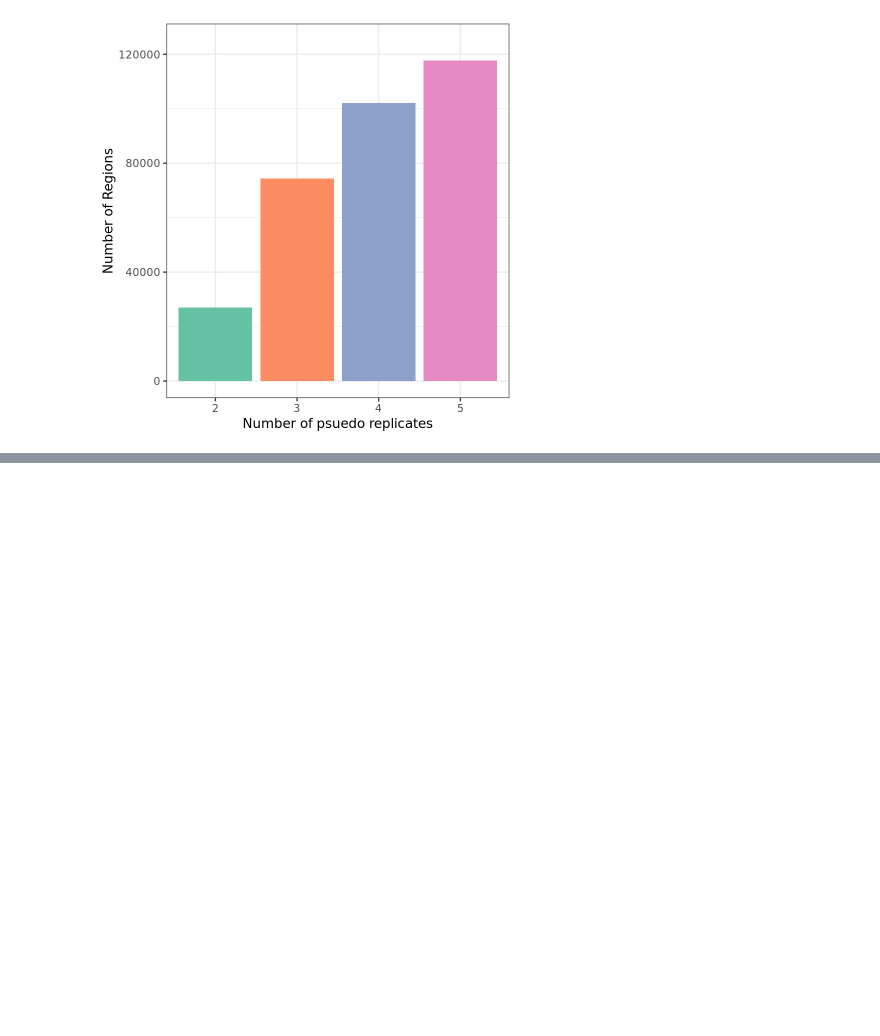
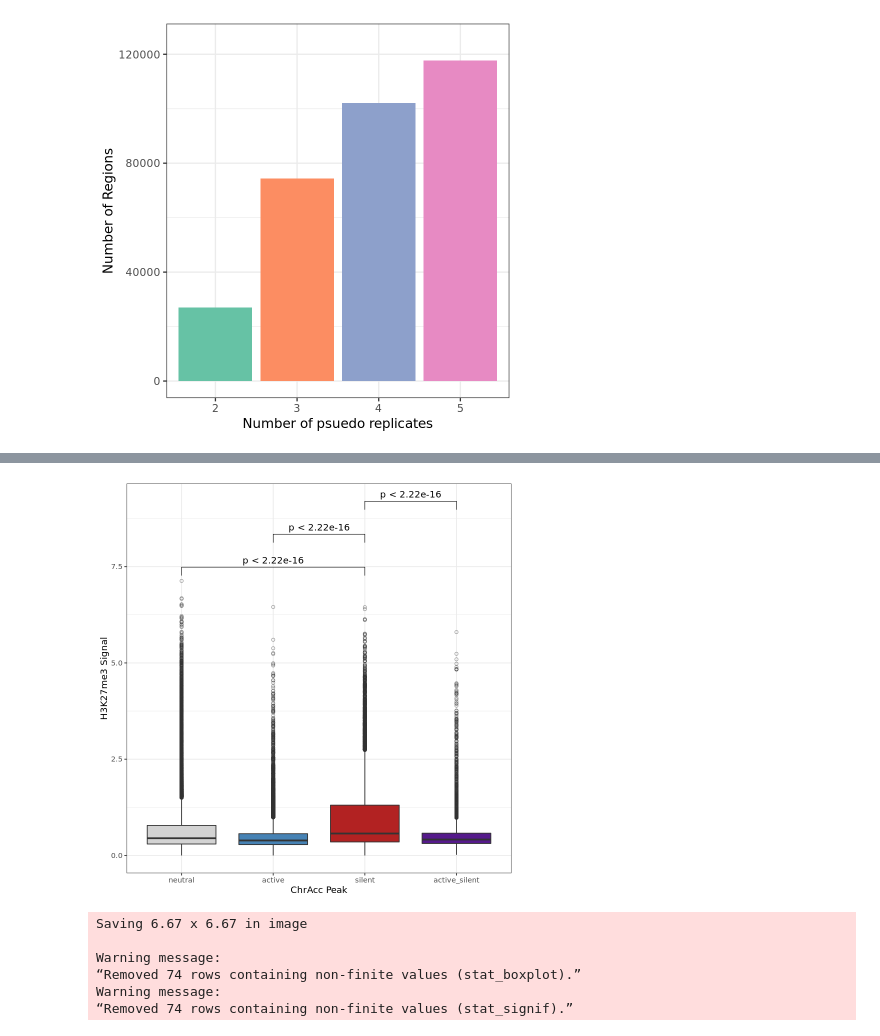
Before and after one commit to HodgesGenomicsLab/ATAC-STARR-seq, a Jupyter notebook: 6_supplementary_analysis/Supplementary_Analysis.ipynb, the cells around one changed output, grey strips where cells are left out. Drawn from its saved outputs; the diff is of its cells as text; code cells hidden in the pictures; blank space fills up the shorter version.

```diff
--- a/6_supplementary_analysis/Supplementary_Analysis.ipynb
+++ b/6_supplementary_analysis/Supplementary_Analysis.ipynb
@@ -1302,0 +1370,19 @@ ggsave("/data/hodges_lab/ATAC-STARR_B-cells/results/psuedo_reps/bar_plot.pdf", p
+# %%
+# r kernel
+library(tidyverse)
+
+active_silent <- read_tsv("/data/hodges_lab/ATAC-STARR_B-cells/results/AS-region_ENCODE-signal-heatmaps/H3K27_active+silent.tsv") %>%
+    mutate(type = "active_silent")
+
+active <- read_tsv("/data/hodges_lab/ATAC-STARR_B-cells/results/AS-region_ENCODE-signal-heatmaps/H3K27_active.tsv") %>%
+    mutate(type = "active")
+
+silent <- read_tsv("/data/hodges_lab/ATAC-STARR_B-cells/results/AS-region_ENCODE-signal-heatmaps/H3K27_silent.tsv") %>%
+    mutate(type = "silent")
+
+neutral <- read_tsv("/data/hodges_lab/ATAC-STARR_B-cells/results/AS-region_ENCODE-signal-heatmaps/H3K27_neutral.tsv") %>%
+    mutate(type = "neutral")
+
+all <- bind_rows(active_silent, active, silent, neutral)
+
+all$type <- factor(all$type, levels = c("neutral", "active", "silent", "active_silent"))
@@ -1302,0 +1407,12 @@ ggsave("/data/hodges_lab/ATAC-STARR_B-cells/results/psuedo_reps/bar_plot.pdf", p
+# %%
+my_comparisons <- list(c("neutral", "silent"), c("active", "silent"), c("silent", "active_silent"))
+
+p <- ggplot(all, aes(x = type, y = `'GM12878_H3K27me3_ChIP_hg38_ENCFF919DOR.bw'`, fill = type)) +
+    geom_boxplot(outlier.shape = 1, outlier.alpha = 0.5) +
+    ggpubr::stat_compare_means(comparisons = my_comparisons) +
+    scale_fill_manual(values = c("lightgray", "steelblue", "firebrick", "purple4")) +
+    labs(y = "H3K27me3 Signal", x = "ChrAcc Peak") +
+    theme_bw() +
+    theme(legend.position = "none")
+p
+# %% [output]
@@ -1302,0 +1423,10 @@ ggsave("/data/hodges_lab/ATAC-STARR_B-cells/results/psuedo_reps/bar_plot.pdf", p
+[figure, added]
+# %%
+ggsave(p, filename = "/data/hodges_lab/ATAC-STARR_B-cells/results/AS-region_ENCODE-signal-heatmaps/H3K27me3-boxplot.pdf", device = cairo_pdf)
+# %% [output]
+Saving 6.67 x 6.67 in image
+
+Warning message:
+“Removed 74 rows containing non-finite values (stat_boxplot).”
+Warning message:
+“Removed 74 rows containing non-finite values (stat_signif).”
```
Also changed, not shown: parts of 15 cells of this notebook, 3 other files.
